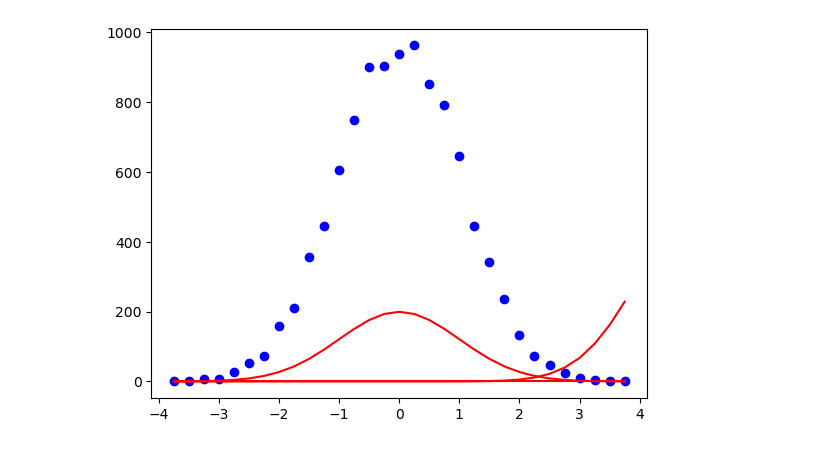
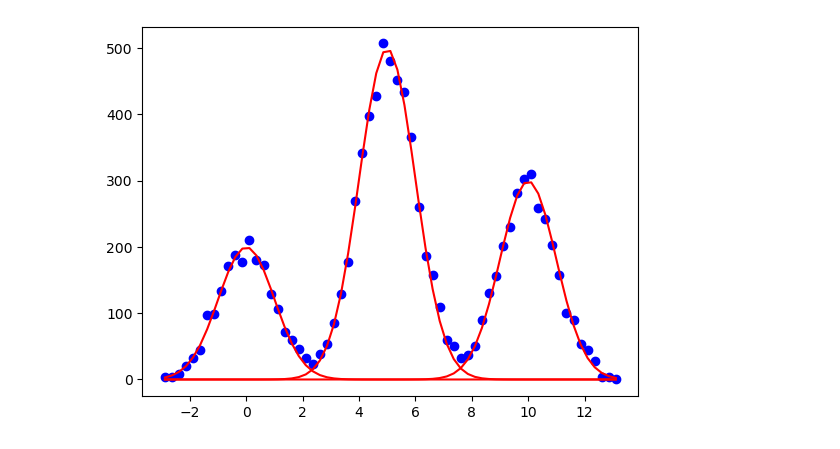
Before and after one commit to vivian-m-li/sv_gmm, a Jupyter notebook: gmm.ipynb, the cells around one changed output. Drawn from its saved outputs; the diff is of its cells as text; code cells hidden in the pictures.

```diff
--- a/gmm.ipynb
+++ b/gmm.ipynb
@@ -5,36 +9,36 @@ from scipy.stats import norm
 # %%
 """
 1. Generate synthetic data from a 3-mode gaussian mixture model
 """
 
 # parameter values and sample size
 n = 10000  # sample size
-means = np.array([0, 5, 10])  # mode means
-vars = np.array([1, 1, 1])  # mode variances
+mu = np.array([0, 5, 10])  # mode means
+vr = np.array([1, 1, 1])  # mode variances
 p = np.array([0.2, 0.5, 0.3])  # mixing parameters
 
 # assign labels
 nk = (p * n).astype(int)
 z = np.concatenate([np.ones(nk[0]), 2 * np.ones(nk[1]), 3 * np.ones(nk[2])])
-x1 = means[0] + np.random.randn(nk[0]) * np.sqrt(vars[0])
-x2 = means[0] + np.random.randn(nk[1]) * np.sqrt(vars[1])
-x3 = means[0] + np.random.randn(nk[2]) * np.sqrt(vars[2])
+x1 = mu[0] + np.random.randn(nk[0]) * np.sqrt(vr[0])
+x2 = mu[1] + np.random.randn(nk[1]) * np.sqrt(vr[1])
+x3 = mu[2] + np.random.randn(nk[2]) * np.sqrt(vr[2])
 x  = np.concatenate([x1, x2, x3])
 
 # # visualize the data and the generative model
 ux = np.arange(min(x), max(x) + 0.25, 0.25)
 hx, edges = np.histogram(x, bins=ux)
 ux = (edges[:-1] + edges[1:]) / 2
 plt.figure(1)
 plt.plot(ux, hx, 'bo')
-for i in range(len(means)):
-    plt.plot(ux, (n * p[i] / 4) * norm.pdf(ux, means[i], np.sqrt(vars[i])), 'r-')
+for i in range(len(mu)):
+    plt.plot(ux, (n * p[i] / 4) * norm.pdf(ux, mu[i], np.sqrt(vr[i])), 'r-')
 
 plt.show()
 
 z_true  = z
-mean_true = means
-var_true = vars
+mean_true = mu
+var_true = vr
 p_true  = p
 # %% [output]
-[figure, old version]
+[figure, new version]
```
Also changed, not shown: parts of 4 cells of this notebook, 3 other files.
